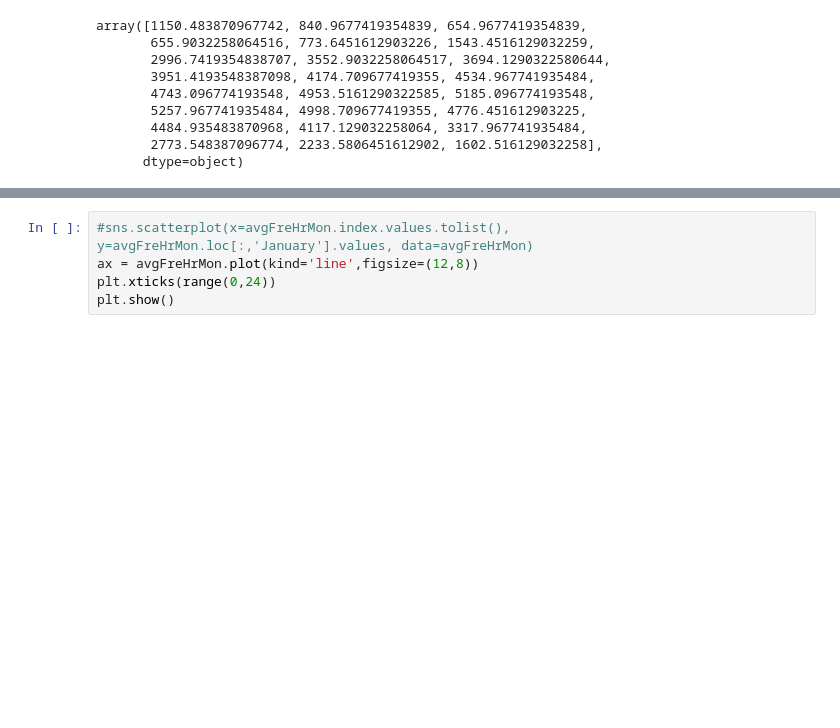
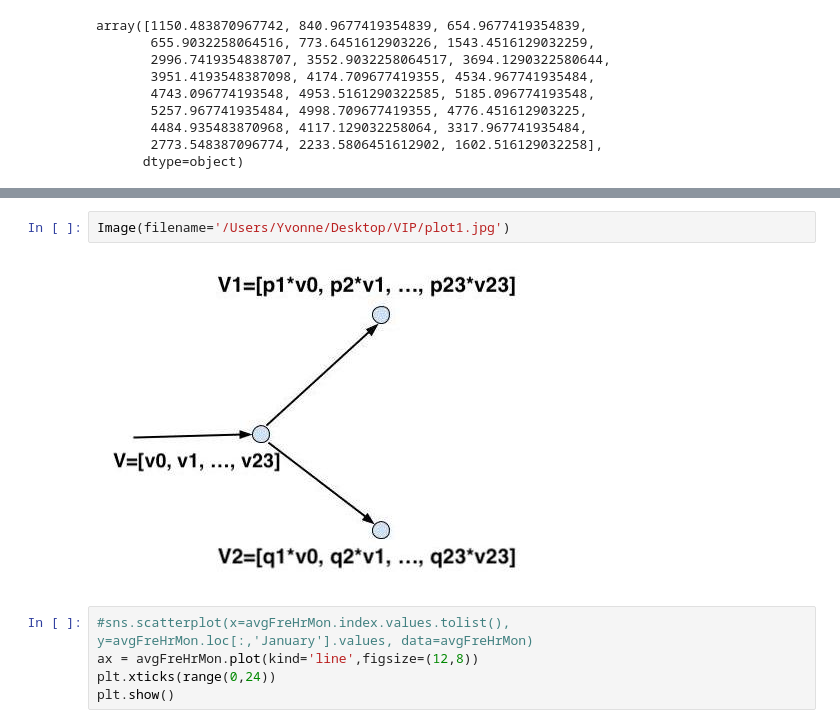
Before and after one commit to yvonnexu442/VIPTrafficAnalysis, a Jupyter notebook: Data understanding.ipynb, the cells around one changed output, grey strips where cells are left out. Drawn from its saved outputs; the diff is of its cells as text; blank space fills up the shorter version.

```diff
--- a/Data understanding.ipynb
+++ b/Data understanding.ipynb
@@ -111,3 +124,7 @@ array([1150.483870967742, 840.9677419354839, 654.9677419354839,
+# %%
+Image(filename='/Users/Yvonne/Desktop/VIP/plot1.jpg')
+# %% [output]
+[figure, added]
 # %%
 #sns.scatterplot(x=avgFreHrMon.index.values.tolist(), y=avgFreHrMon.loc[:,'January'].values, data=avgFreHrMon)
 ax = avgFreHrMon.plot(kind='line',figsize=(12,8))
```
Also changed, not shown: parts of 4 cells of this notebook.
